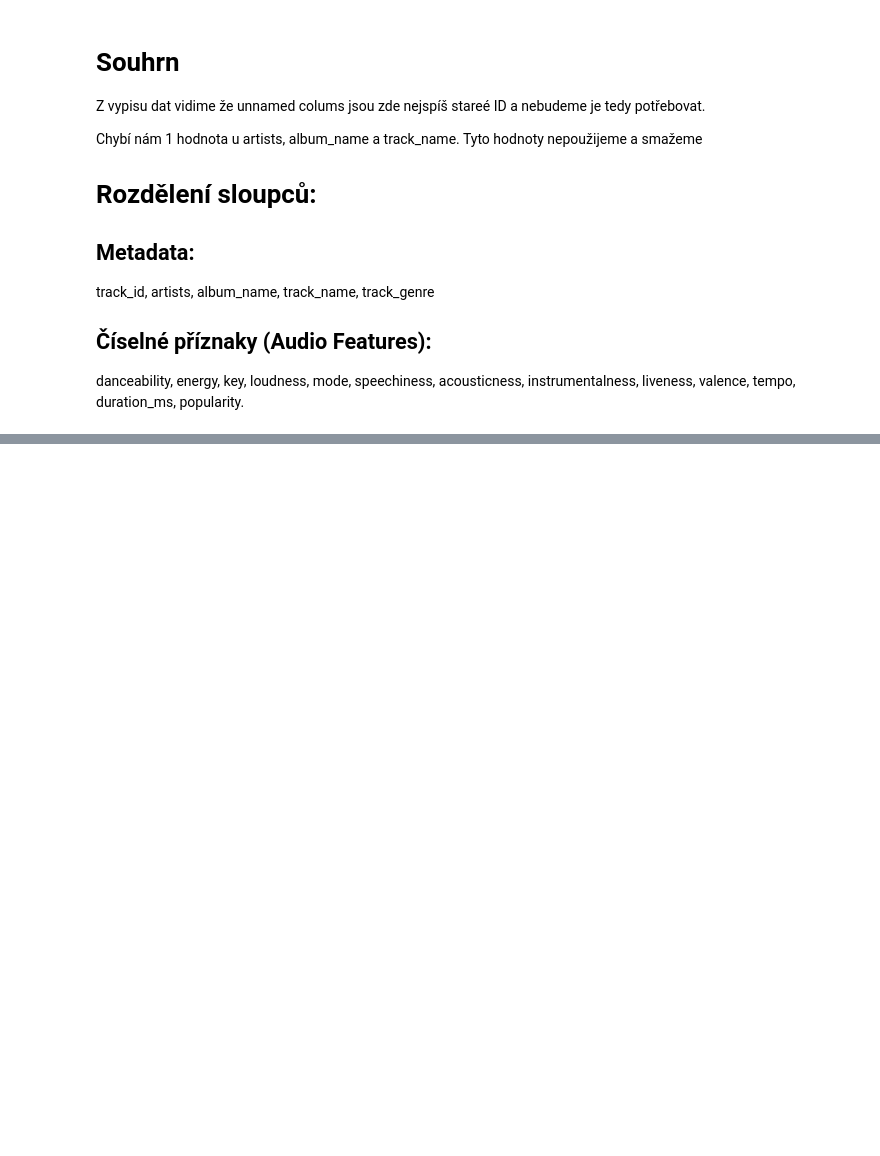
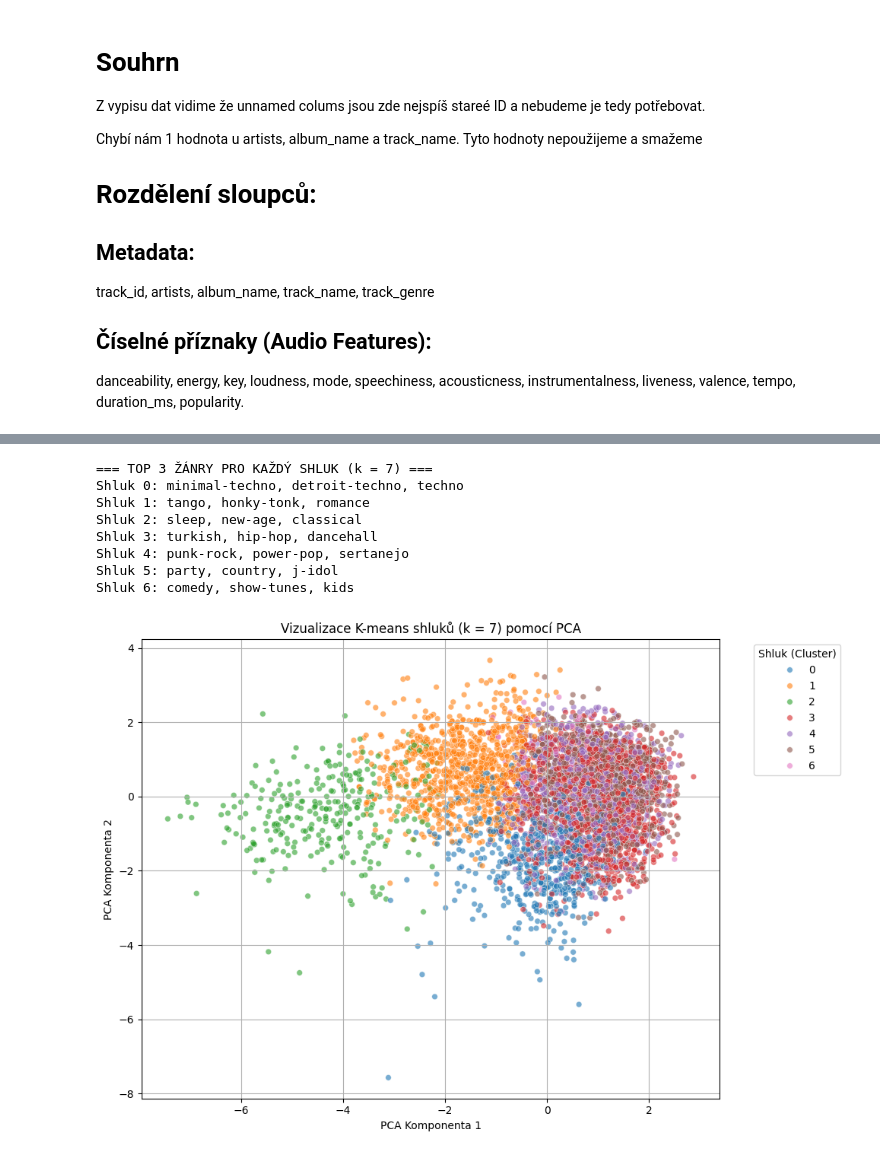
Before and after one commit to Varpyx/Uro-Bootstrap, a Jupyter notebook: fml_01_student_en_active_learning.ipynb, the cells around one changed output, grey strips where cells are left out. Cells and saved outputs as stored; diff of their text form; code cells hidden in the pictures; blank space fills up the shorter version.

```diff
--- a/fml_01_student_en_active_learning.ipynb
+++ b/fml_01_student_en_active_learning.ipynb
@@ -617,0 +201,18 @@ These skills will be used later in the semester project.
+# %%
+from sklearn.cluster import KMeans
+
+# 1. Trénování K-means pro k = 2
+kmeans_2 = KMeans(n_clusters=2, random_state=42, n_init="auto")
+df_clean["cluster_k2"] = kmeans_2.fit_predict(X_scaled)
+
+# 2. Trénování K-means pro k = 7
+kmeans_7 = KMeans(n_clusters=7, random_state=42, n_init="auto")
+df_clean["cluster_k7"] = kmeans_7.fit_predict(X_scaled)
+
+# 3. Profil shluků pro k = 2 (průměrné hodnoty vlastností)
+print("=== PROFIL SHLUKŮ PRO k = 2 ===")
+display(df_clean.groupby("cluster_k2")[feature_cols].mean().T.round(2))
+
+# 4. Profil shluků pro k = 7 (průměrné hodnoty vlastností)
+print("\n=== PROFIL SHLUKŮ PRO k = 7 ===")
+display(df_clean.groupby("cluster_k7")[feature_cols].mean().T.round(2))
@@ -617,0 +250,51 @@ These skills will be used later in the semester project.
+# %%
+import matplotlib.pyplot as plt
+import seaborn as sns
+from sklearn.decomposition import PCA
+
+# 1. Nejčastější žánry v jednotlivých shlucích pro k = 7
+print("=== TOP 3 ŽÁNRY PRO KAŽDÝ SHLUK (k = 7) ===")
+for cluster_id in range(7):
+    top_genres = (
+        df_clean[df_clean["cluster_k7"] == cluster_id]["track_genre"]
+        .value_counts()
+        .head(3)
+        .index.tolist()
+    )
+    print(f"Shluk {cluster_id}: {', '.join(top_genres)}")
+
+# 2. Redukce dimenzionality pomocí PCA na 2 komponenty
+pca = PCA(n_components=2, random_state=42)
+X_pca = pca.fit_transform(X_scaled)
+
+# Pro rychlou a přehlednou vizualizaci použijeme vzorek 5 000 bodů
+np.random.seed(42)
+vis_indices = np.random.choice(len(X_pca), size=5000, replace=False)
+
+# 3. Vykreslení 2D grafu shluků pro k = 7
+plt.figure(figsize=(10, 7))
+sns.scatterplot(
+    x=X_pca[vis_indices, 0],
+    y=X_pca[vis_indices, 1],
+    hue=df_clean.iloc[vis_indices]["cluster_k7"],
+    palette="tab10",
+    alpha=0.6,
+    s=30,
+)
+plt.title("Vizualizace K-means shluků (k = 7) pomocí PCA")
+plt.xlabel("PCA Komponenta 1")
+plt.ylabel("PCA Komponenta 2")
+plt.legend(title="Shluk (Cluster)", bbox_to_anchor=(1.05, 1), loc="upper left")
+plt.grid(True)
+plt.tight_layout()
+plt.show()
+# %% [output]
+=== TOP 3 ŽÁNRY PRO KAŽDÝ SHLUK (k = 7) ===
+Shluk 0: minimal-techno, detroit-techno, techno
+Shluk 1: tango, honky-tonk, romance
+Shluk 2: sleep, new-age, classical
+Shluk 3: turkish, hip-hop, dancehall
+Shluk 4: punk-rock, power-pop, sertanejo
+Shluk 5: party, country, j-idol
+Shluk 6: comedy, show-tunes, kids
+[figure, added]
```
Also changed, not shown: parts of 81 cells of this notebook.
